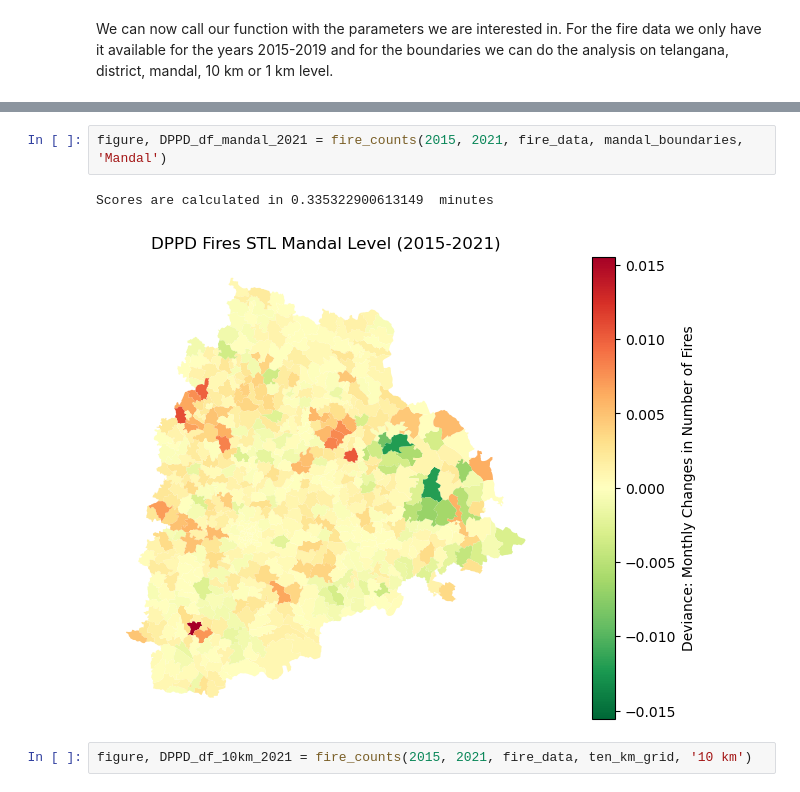
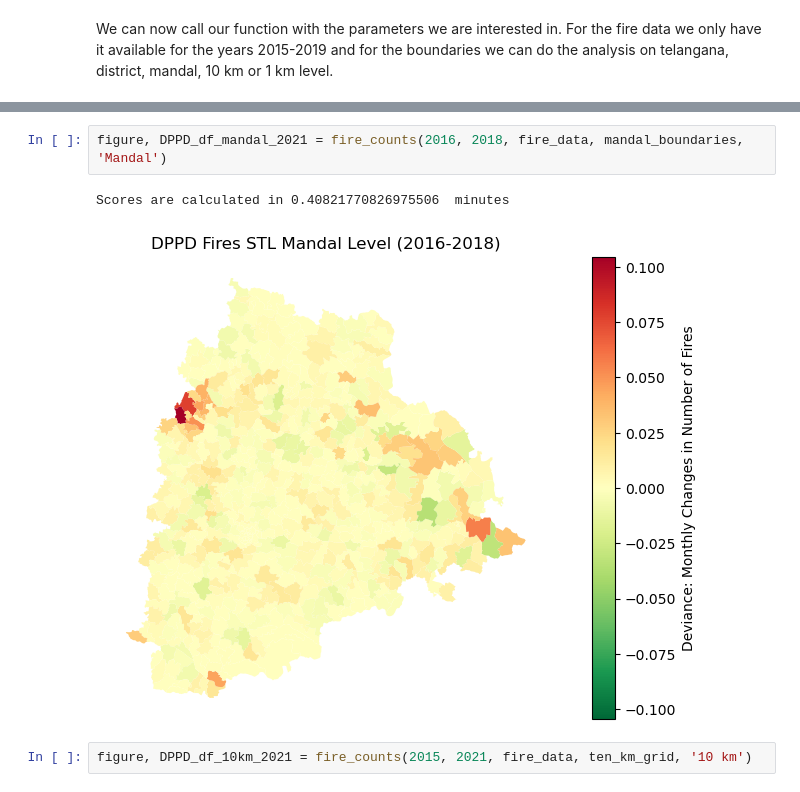
Before and after one commit to undpindia/dicra, a Jupyter notebook: analytics/sandbox/notebooks/crop_fires/DPPD_Jesse/Fires/DPPD_Final_Count_Fires.ipynb, the cells around one changed output, grey strips where cells are left out. Cells and saved outputs as stored; diff of their text form.

```diff
--- a/analytics/sandbox/notebooks/crop_fires/DPPD_Jesse/Fires/DPPD_Final_Count_Fires.ipynb
+++ b/analytics/sandbox/notebooks/crop_fires/DPPD_Jesse/Fires/DPPD_Final_Count_Fires.ipynb
@@ -220,9 +220,9 @@ Scores are calculated in 0.07789830366770427  minutes
 [figure]
 # %%
-figure, DPPD_df_mandal_2021 = fire_counts(2015, 2021, fire_data, mandal_boundaries, 'Mandal')
+figure, DPPD_df_mandal_2021 = fire_counts(2016, 2018, fire_data, mandal_boundaries, 'Mandal')
 # %% [output]
-Scores are calculated in 0.335322900613149  minutes
+Scores are calculated in 0.40821770826975506  minutes
-[figure, old version]
+[figure, new version]
 # %%
 figure, DPPD_df_10km_2021 = fire_counts(2015, 2021, fire_data, ten_km_grid, '10 km')
 # %% [output]
```
Also changed, not shown: parts of 1 cell of this notebook, 13 other files.
